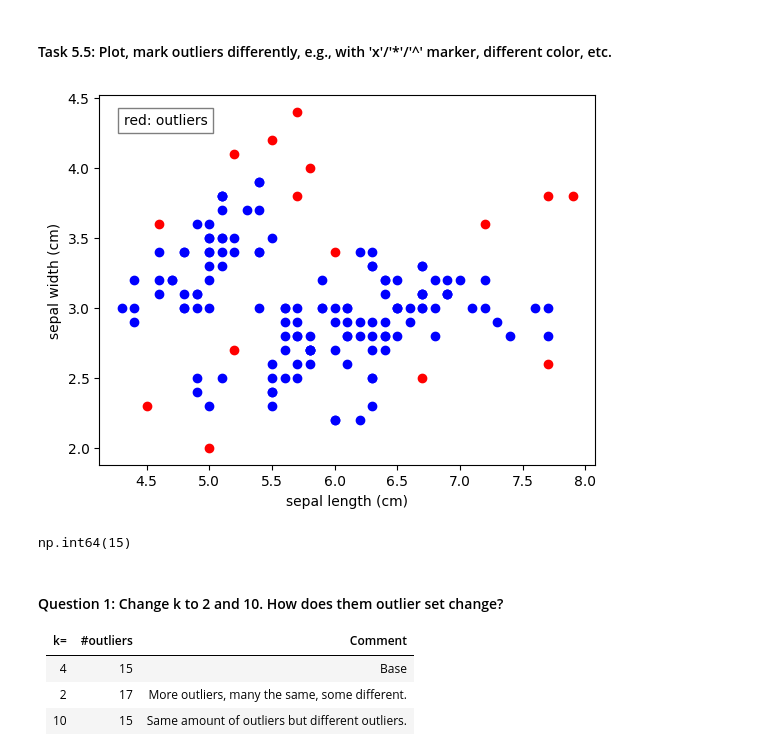
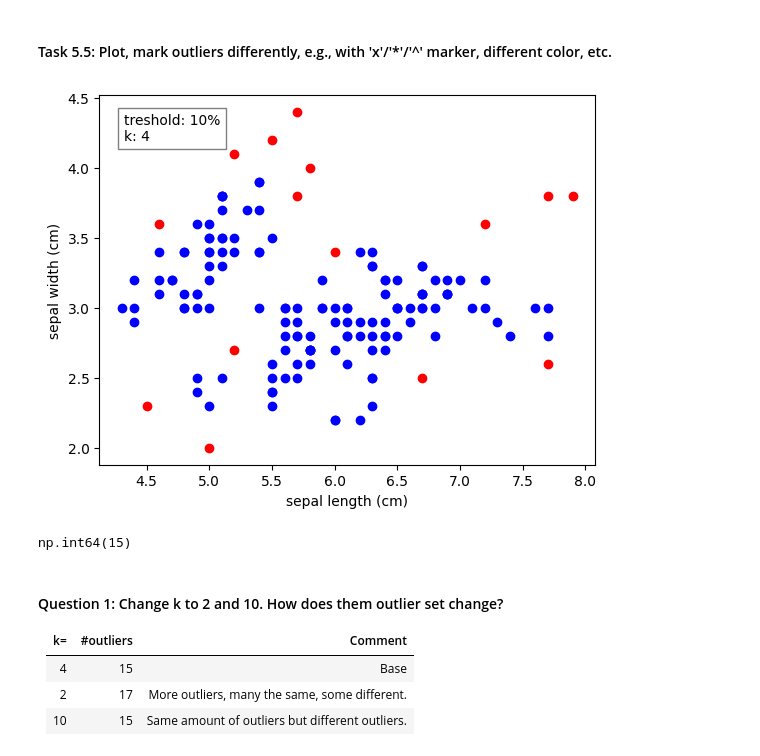
Before and after one commit to Arxcis/VE3451-KI-og-maskinl-ring, a Jupyter notebook: Assign2_Supervised_learning.ipynb, the cells around one changed output. Saved outputs shown, nothing was run; the diff lists cells and outputs as text; code cells hidden in the pictures.

```diff
--- a/Assign2_Supervised_learning.ipynb
+++ b/Assign2_Supervised_learning.ipynb
@@ -480,35 +480,35 @@ def task5(iris, k=4, treshold=10):
     outliers = mean_distances >= outlier_limit
     inliers = ~outliers
 
     plt.scatter(
         iris_limited.loc[outliers, "sepal length (cm)"],
         iris_limited.loc[outliers, "sepal width (cm)"],
         color="red",
         label="outliers")
 
     plt.scatter(
         iris_limited.loc[inliers, "sepal length (cm)"],
         iris_limited.loc[inliers, "sepal width (cm)"],
         color="blue",
         label="inliers")
 
     plt.xlabel("sepal length (cm)")
     plt.ylabel("sepal width (cm)")
     plt.text(
         0.05,
         0.95,
-        f"red: outliers",
+        f"treshold: {treshold}%\nk: {k}",
         transform=plt.gca().transAxes,  # relative to axes (0-1)
         verticalalignment='top',
         bbox = dict(facecolor='white',alpha=0.5))
 
     plt.show()
 
     return sum(outliers)
 
 task5(iris)
 # %% [output]
-[figure, old version]
+[figure, new version]
 np.int64(15)
 # %% [markdown]
 
```
Also changed, not shown: parts of 11 cells of this notebook.
